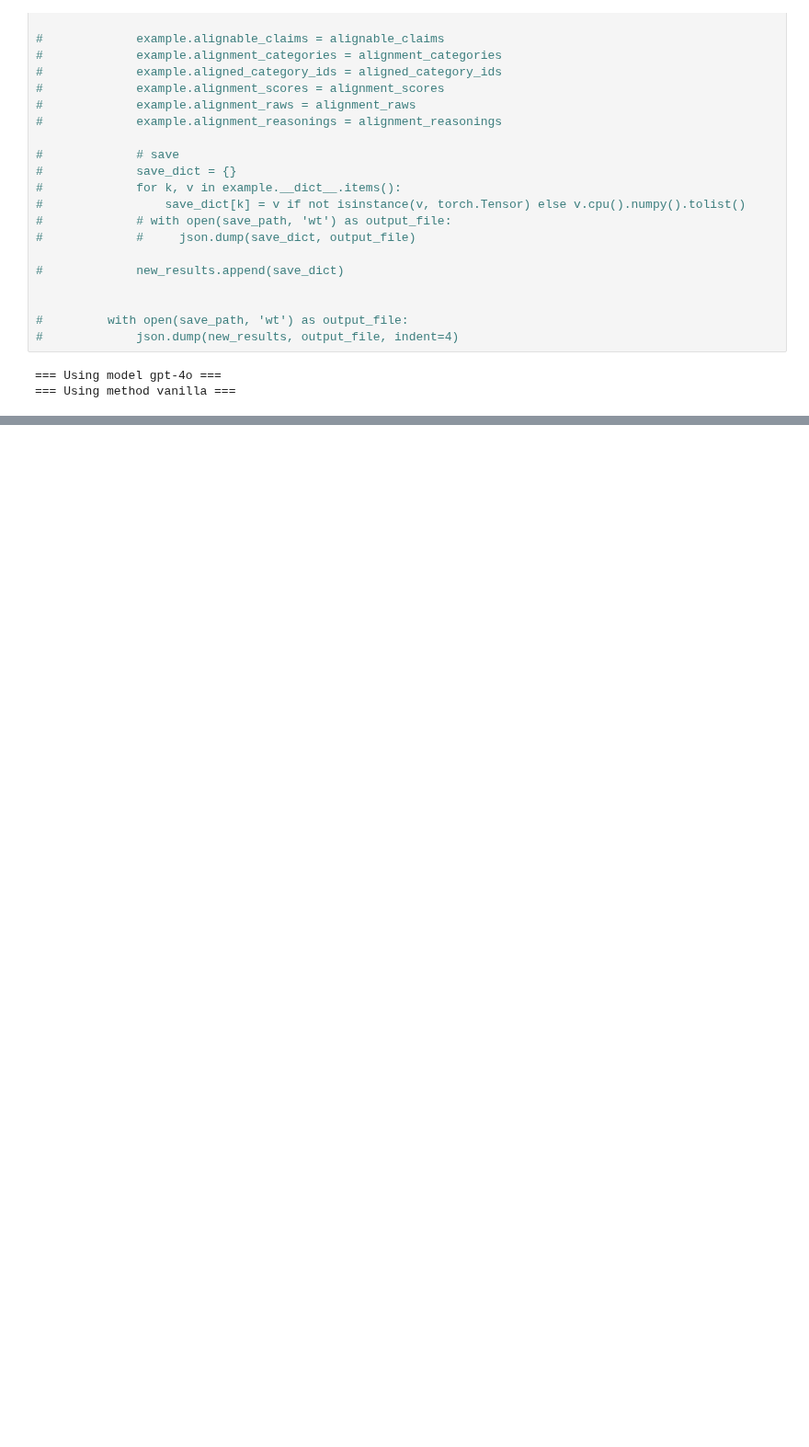
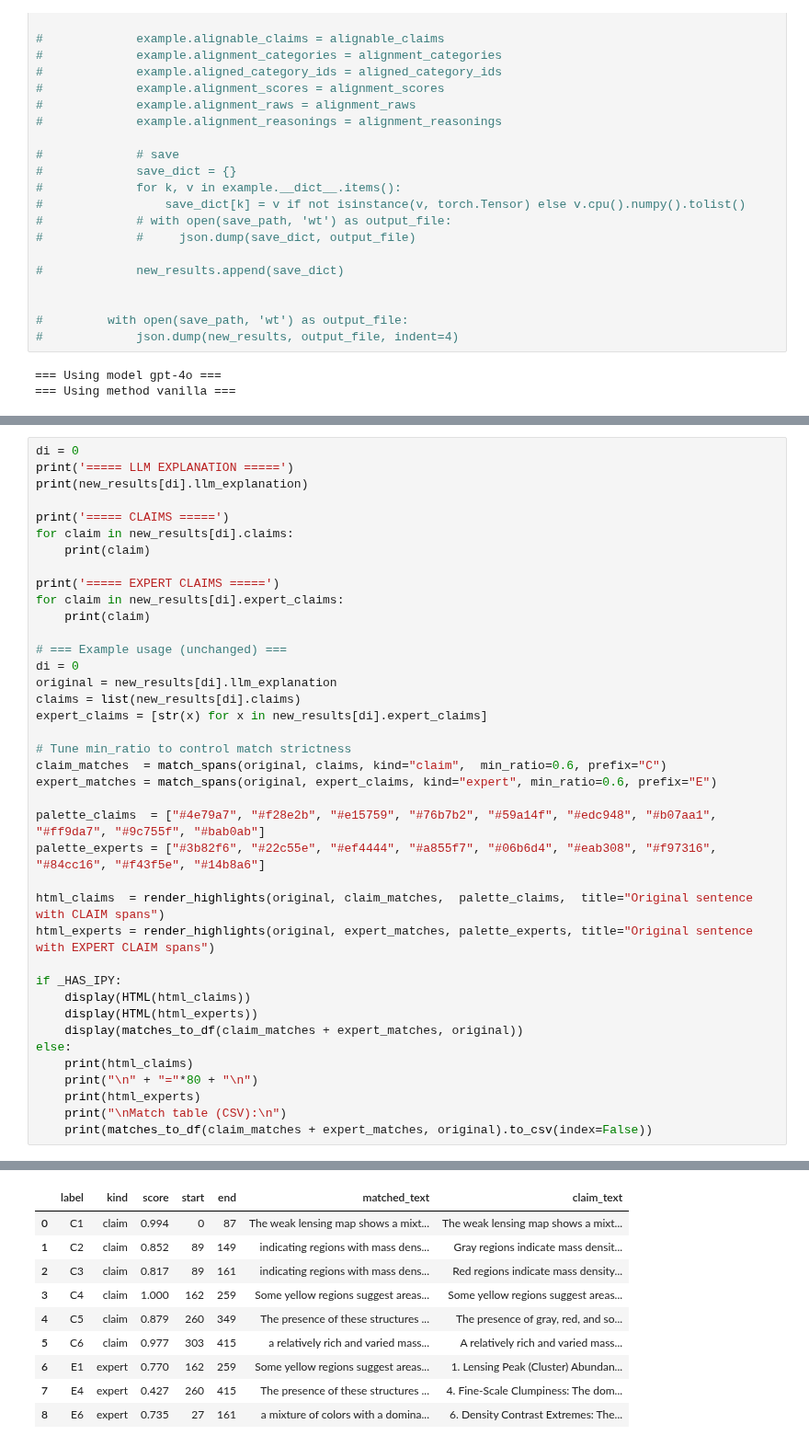
Before and after one commit to BrachioLab/FIX-2, a Jupyter notebook: notebooks/claim_decomposition_expert/massmaps_claim_decomposition_expert.ipynb, the cells around one changed output, grey strips where cells are left out. Shown at 92% size. Cells and saved outputs as stored; diff of their text form; blank space fills up the shorter version.

```diff
--- a/notebooks/claim_decomposition_expert/massmaps_claim_decomposition_expert.ipynb
+++ b/notebooks/claim_decomposition_expert/massmaps_claim_decomposition_expert.ipynb
@@ -189,0 +387,40 @@ A relatively rich and varied mass distribution likely points to a moderate value
+# %%
+di = 0
+print('===== LLM EXPLANATION =====')
+print(new_results[di].llm_explanation)
+
+print('===== CLAIMS =====')
+for claim in new_results[di].claims:
+    print(claim)
+
+print('===== EXPERT CLAIMS =====')
+for claim in new_results[di].expert_claims:
+    print(claim)
+
+# === Example usage (unchanged) ===
+di = 0
+original = new_results[di].llm_explanation
+claims = list(new_results[di].claims)
+expert_claims = [str(x) for x in new_results[di].expert_claims]
+
+# Tune min_ratio to control match strictness
+claim_matches  = match_spans(original, claims, kind="claim",  min_ratio=0.6, prefix="C")
+expert_matches = match_spans(original, expert_claims, kind="expert", min_ratio=0.6, prefix="E")
+
+palette_claims  = ["#4e79a7", "#f28e2b", "#e15759", "#76b7b2", "#59a14f", "#edc948", "#b07aa1", "#ff9da7", "#9c755f", "#bab0ab"]
+palette_experts = ["#3b82f6", "#22c55e", "#ef4444", "#a855f7", "#06b6d4", "#eab308", "#f97316", "#84cc16", "#f43f5e", "#14b8a6"]
+
+html_claims  = render_highlights(original, claim_matches,  palette_claims,  title="Original sentence with CLAIM spans")
+html_experts = render_highlights(original, expert_matches, palette_experts, title="Original sentence with EXPERT CLAIM spans")
+
+if _HAS_IPY:
+    display(HTML(html_claims))
+    display(HTML(html_experts))
+    display(matches_to_df(claim_matches + expert_matches, original))
+else:
+    print(html_claims)
+    print("\n" + "="*80 + "\n")
+    print(html_experts)
+    print("\nMatch table (CSV):\n")
+    print(matches_to_df(claim_matches + expert_matches, original).to_csv(index=False))
+# %% [output]
@@ -190,2 +459,12 @@ A relatively rich and varied mass distribution likely points to a moderate value
+|  | label | kind | score | start | end | matched_text | claim_text |
+| 0 | C1 | claim | 0.994 | 0 | 87 | The weak lensing map shows a mixt... | The weak lensing map shows a mixt... |
+| 1 | C2 | claim | 0.852 | 89 | 149 | indicating regions with mass dens... | Gray regions indicate mass densit... |
+| 2 | C3 | claim | 0.817 | 89 | 161 | indicating regions with mass dens... | Red regions indicate mass density... |
+| 3 | C4 | claim | 1.000 | 162 | 259 | Some yellow regions suggest areas... | Some yellow regions suggest areas... |
+| 4 | C5 | claim | 0.879 | 260 | 349 | The presence of these structures ... | The presence of gray, red, and so... |
+| 5 | C6 | claim | 0.977 | 303 | 415 | a relatively rich and varied mass... | A relatively rich and varied mass... |
+| 6 | E1 | expert | 0.770 | 162 | 259 | Some yellow regions suggest areas... | 1. Lensing Peak (Cluster) Abundan... |
+| 7 | E4 | expert | 0.427 | 260 | 415 | The presence of these structures ... | 4. Fine-Scale Clumpiness: The dom... |
+| 8 | E6 | expert | 0.735 | 27 | 161 | a mixture of colors with a domina... | 6. Density Contrast Extremes: The... |
 # %%
 di = 1
```
Also changed, not shown: parts of 5 cells of this notebook, 1 other file.
